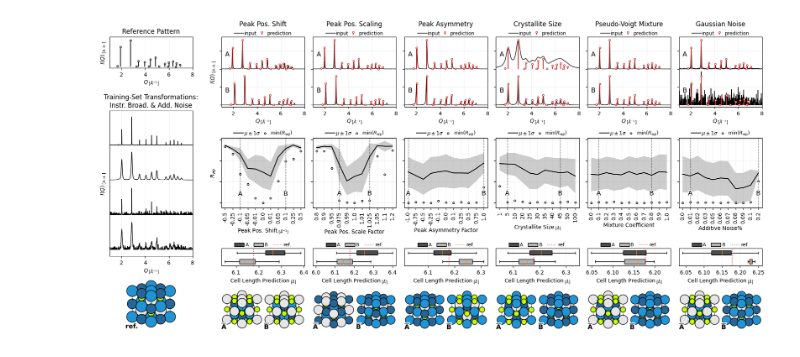
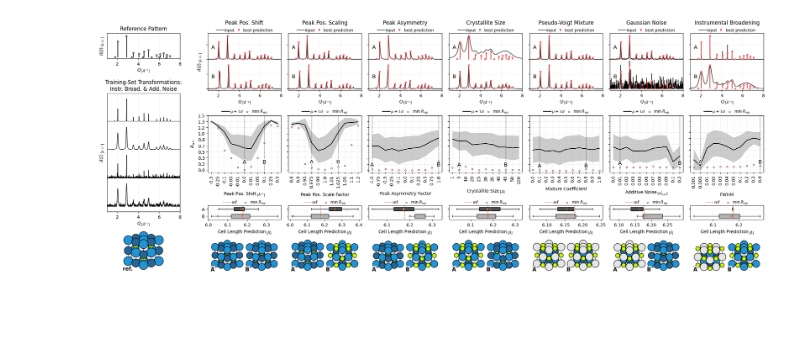
Before and after one commit to FrederikLizakJohansen/deCIFer, a Jupyter notebook: notebooks/ablation_final.ipynb, the cells around one changed output. Saved outputs shown, nothing was run; the diff lists cells and outputs as text; code cells hidden in the pictures; blank space fills up the shorter version.

```diff
--- a/notebooks/ablation_final.ipynb
+++ b/notebooks/ablation_final.ipynb
@@ -164,7 +164,7 @@ def plot_unit_cell_with_boundaries(structure, ax=None, tol=1e-5, radii=0.8, rota
     return ax, discrete_structure
 # %%
 # Load data
-with open('../ablation_results_cubic_crystal_params_comp.pkl', "rb") as f:
+with open('../ablation_results_cubic_crystal_params_comp_2.pkl', "rb") as f:
     data = pickle.load(f)
 results = data["results"]
 default_params_dict = data["config"]["default_params_dict"]
@@ -394,7 +414,7 @@ param_keys = [
         "title": "Peak Pos. Shift",
         "xlabel": "Peak Pos. Shift",
         "unit": r"$_{\;[Å^{-1}]}$",
-        "example_1_idx": 2,
+        "example_1_idx": 5,
         "example_2_idx": 8,
         "param_symbol_top": r"$\lhd\lhd$",
         "param_symbol_top_rot": 0,
@@ -458,7 +478,20 @@ param_keys = [
         "key": "noise",
         "title": "Gaussian Noise",
         "xlabel": "Additive Noise",
-        "unit": "%",
+        "unit": r"$_{\;[\sigma_{\mathrm{noise}}^2]}$",
+        "example_1_idx": 1,
+        "example_2_idx": 10,
+        "param_symbol_top": r"",
+        "param_symbol_top_rot": 0,
+        "param_symbol_bot": r"",
+        "param_symbol_bot_rot": 0,
+        "param_symbol_size": 12
+    },
+    {
+        "key": "base_fwhm",
+        "title": "Instrumental Broadening",
+        "xlabel": "FWHM",
+        "unit": "",
         "example_1_idx": 1,
         "example_2_idx": 10,
         "param_symbol_top": r"",
@@ -477,17 +510,18 @@ c_ex2 = "k"#"C2"
 c_pred1 = "C3"#"grey"
 c_pred2 = "C3"#"grey"
 c_trend = "k"#"C3"
+c_min = "C5"
 
 # Other
 pred_marker_size = 3
-fig_width_factor = 3
+fig_width_factor = 3.25
 
 n_params = len(param_keys)
 # Create a subplot grid with 3 rows:
 # Row 0: main plot; Row 1: trend plot; Rows 2: unit cell plots for example A
 # Use height_ratios so that rows 2 and 3 are half the height of rows 0 and 1.
 fig, axes = plt.subplots(4, n_params + 1, figsize=(fig_width_factor * (n_params + 1), 10), squeeze=False,
-                          sharey='row', gridspec_kw={'height_ratios': [1, 1, 0.25, 0.7]})
+                          gridspec_kw={'height_ratios': [1, 1, 0.25, 0.7]}) # sharey='row'
 
 for i, param in enumerate(param_keys):
     param_key = param["key"]
@@ -524,7 +558,7 @@ for i, param in enumerate(param_keys):
     ax.plot(q_1, iq_1 * peak_scaling, lw=1, c=c_ex1, label='input')
     ax.plot(q_100, iq_100 * peak_scaling - 1, lw=1, c=c_ex2)
 
-    stem = ax.stem(q_1_disc,  iq_1_disc / 100 * peak_scaling, linefmt=f'{c_pred1}-', markerfmt=f'{c_pred1}o', basefmt=' ', label='prediction')  # 'k' for black color
+    stem = ax.stem(q_1_disc,  iq_1_disc / 100 * peak_scaling, linefmt=f'{c_pred1}-', markerfmt=f'{c_pred1}o', basefmt=' ', label='best prediction')  # 'k' for black color
     stem.markerline.set(markersize=pred_marker_size, markerfacecolor='white', markeredgecolor=f'{c_pred1}', markeredgewidth=1.0)
     stem.markerline.set_xdata(q_1_disc)
 
@@ -565,7 +599,7 @@ for i, param in enumerate(param_keys):
                            for key in param_val_keys])
 
     ax_t.plot(param_val_keys, mean_rwps, label=r"$\mu \pm 1\sigma$", color=c_trend)
-    ax_t.scatter(param_val_keys, min_rwps, label="$\mathrm{min}(R_{\mathrm{wp}})$", color=c_trend, s=10, fc='white', zorder=10)
+    ax_t.scatter(param_val_keys, min_rwps, label="$\mathrm{min}\;R_{\mathrm{wp}}$", color=c_min, s=10, fc='white', zorder=10)
     ax_t.fill_between(param_val_keys, mean_rwps - std_rwps, mean_rwps + std_rwps,
                       color=c_trend, alpha=0.2, ec='none')
 
@@ -580,10 +614,8 @@ for i, param in enumerate(param_keys):
     ax_t.text(example_2_idx, y_top * letter_pos, "B", ha='center', va='top', fontsize=12, color='black',
               path_effects=[path_effects.withStroke(linewidth=3, foreground='white')])
 
-    ax_t.set(
-        ylabel=r'$R_{\mathrm{wp}}$' if i == 0 else "",
-        xlabel=f'{param_key_xlabel}{param_key_unit}'
-    )
+    ax_t.set_ylabel(r'$R_{\mathrm{wp}}$' if i == 0 else "")
+    ax_t.set_xlabel(f'{param_key_xlabel}{param_key_unit}', labelpad=10.0)
     ax_t.set_xticks(list(param_val_keys))
     ax_t.set_xticklabels([str(k) for k in param_val_keys], rotation=90)
     ax_t.legend(fontsize=9, loc='upper center', bbox_to_anchor=(0.5, 1.175), ncol=2,
@@ -598,10 +630,18 @@ for i, param in enumerate(param_keys):
     cell_params_A = np.array([exp["generated_structure"].lattice.abc for exp in experiments_A])
     data_A = cell_params_A.flatten()  # Combine a, b, and c values
 
+    # Best cell params in A
+    best_cell_params_A = results[param_key][example_1_key]["best_experiment"]["generated_structure"].lattice.abc
+    mean_best_data_A = np.mean(best_cell_params_A)
+
     # For structure B:
     experiments_B = results[param_key][example_2_key]["experiments"]
     cell_params_B = np.array([exp["generated_structure"].lattice.abc for exp in experiments_B])
     data_B = cell_params_B.flatten()  # Combine a, b, and c values
+
+    # Best cell params in B
+    best_cell_params_B = results[param_key][example_2_key]["best_experiment"]["generated_structure"].lattice.abc
+    mean_best_data_B = np.mean(best_cell_params_B)
 
     # Create a horizontal boxplot with two boxes: one for structure A and one for structure B.
     data = [data_B, data_A]
@@ -614,11 +654,15 @@ for i, param in enumerate(param_keys):
 
     for j, box in enumerate(reversed(bp['boxes'])):
         box.set(facecolor=colors[j])
-        handles.append(box)  # Collect handles in reversed order
+    #     handles.append(box)  # Collect handles in reversed order
 
     # For horizontal boxplots, set y-ticks to label the two groups.
-    ax_box.set_yticks([])
-    ax_box.set_yticklabels([])
+    if i + 1 == 1:
+        ax_box.set_yticks([1,2])
+        ax_box.set_yticklabels(["B", "A"])
+    else:
+        ax_box.set_yticks([1,2])
+        ax_box.set_yticklabels([])
 
     # Compute reference means for each structure using the best experiment's generated structure.
     ref_structure_A = results[param_key][example_1_key]["best_experiment"]["reference_structure"]
@@ -630,16 +674,21 @@ for i, param in enumerate(param_keys):
     ref_mean_B = ref_cell_B.mean()
 
     # Draw dotted vertical lines for the reference means.
-    hline = ax_box.axvline(ref_mean_A, color=colors[0], linestyle=':', linewidth=1, c='C3', label='ref.')
+    hline = ax_box.axvline(ref_mean_A, color=colors[0], linestyle=':', linewidth=1, c='C3')
     handles.append(hline)
     ax_box.axvline(ref_mean_B, color=colors[1], linestyle=':', linewidth=1, c='C3')
+
+    # Add mean of bests
+    mbA = ax_box.scatter(x=mean_best_data_A, y=2, ec=c_min, zorder=10, s=10, fc='white')
+    ax_box.scatter(x=mean_best_data_B, y=1, ec=c_min, zorder=10, s=10, fc='white')
+    handles.append(mbA)
 
     ax_box.set_xlabel(r"Cell Length Prediction$_{\;[Å]}$")
     ax_box.grid(alpha=0.2)
 
     # Ensure A appears before B in the legend
-    ax_box.legend(handles=handles, labels=['A', 'B', 'ref.'], fontsize=9, loc='upper center',
-                  bbox_to_anchor=(0.5, 1.6), ncol=3, frameon=False, columnspacing=1.0, handletextpad=0.25)
+    ax_box.legend(handles=handles, labels=['ref.', r"$\mathrm{min}\;R_{\mathrm{wp}}$"], fontsize=9, loc='upper center',
+                  bbox_to_anchor=(0.5, 1.65), ncol=4, frameon=False, columnspacing=0.85, handletextpad=0.15)
 
     # --- Fourth subplot (shifted down): Unit cell plot including both mean structures A and B.
     # For structure A, select from all experiments using the mean rwp.
@@ -675,6 +724,13 @@ for i, param in enumerate(param_keys):
     ax_cell.axis("off")
 
 fig.subplots_adjust(hspace=0.6, wspace=0.1)
+
+# yticks for Rwp
+for ax in axes[1,1:]:
+    ax.set_yticks(np.linspace(0,1.5,10))
+    ax.set_yticklabels([])
+axes[1,1].set_yticks(np.linspace(0,1.5,10))
+axes[1,1].set_yticklabels(["{:.1f}".format(e) for e in np.linspace(0,1.5,10)])
 
 # Shift the third row
 for ax in axes[2]:
@@ -733,32 +789,32 @@ ax_p.set(
     ylabel=r"$I(Q)_{\;[a.u.]}$",
     xlabel=r"$Q_{\;[Å^{-1}]}$",
 )
 ax_p.grid(alpha=0.2)
 
 ax_ref_trans = fig.add_subplot(gs[1:-1, 0])
 pos = ax_ref_trans.get_position()
 ax_ref_trans.set_position([pos.x0 - ref_shift, pos.y0, pos.width, pos.height + 0.07])
 ax_ref_trans.set(
     yticks=[],
     yticklabels=[],
     xlim=(1,8),
     ylabel=r"$I(Q)_{\;[a.u.]}$",
     xlabel=r"$Q_{\;[Å^{-1}]}$",
 )
 ax_ref_trans.grid(alpha=0.2)
 ax_ref_trans.set_title("Training-Set Transformations:\nInstr. Broad. & Add. Noise")
 
 # Calculate PXRD from reference
 pxrds_ref = []
 for fwhm, noise in zip([0.01, 0.10, 0.01, 0.10],
                        [0.00, 0.00, 0.05, 0.05]):
     cif = results[param_keys[0]["key"]][param_val_keys[param_keys[0]["example_1_idx"]]]["best_experiment"]["reference_cif"]
     pxrds_ref.append(pxrd_from_cif(cif, base_fwhm=fwhm, noise=noise))
 
 for i,pxrd in enumerate(pxrds_ref):
     ax_ref_trans.plot(pxrd["q"], pxrd["iq"]*peak_scaling-i, c='k', lw=1)
 
-fig.savefig("the_figure.png", dpi=300, bbox_inches='tight')
+fig.savefig("the_figure.pdf", dpi=300, bbox_inches='tight')
 plt.show()
 # %% [output]
-[figure, old version]
+[figure, new version]
```
Also changed, not shown: parts of 1 cell of this notebook.
